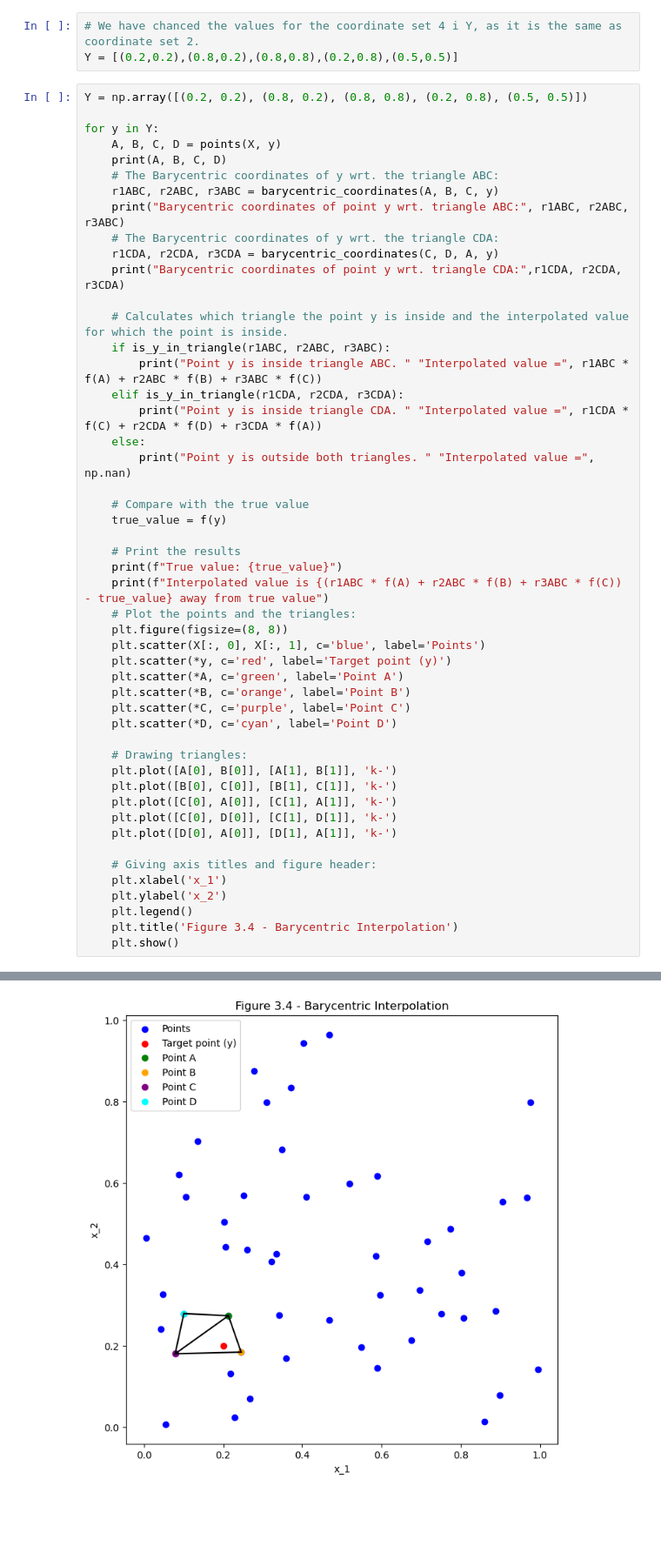
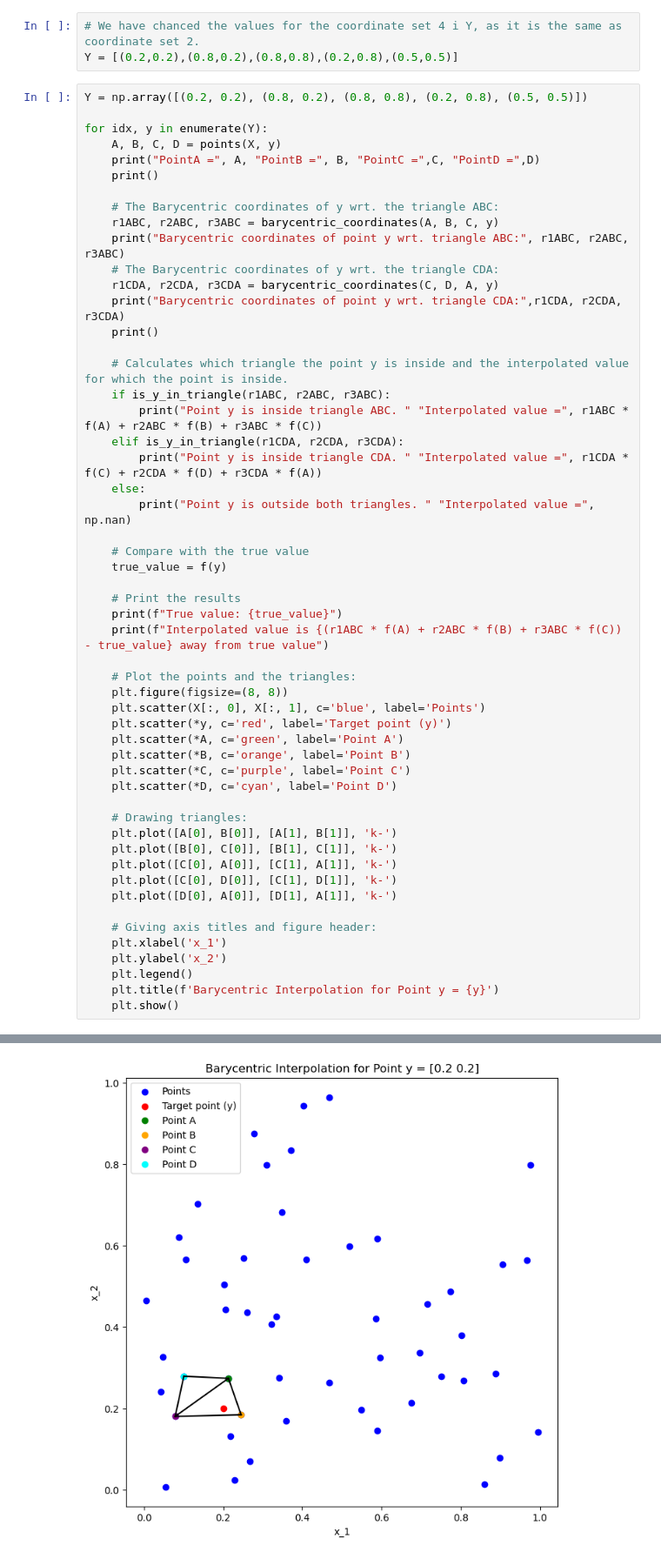
Before and after one commit to NumEconCopenhagen/projects-2024-thomas-lucas-jacob, a Jupyter notebook: examproject/exam_2024.ipynb, the cells around one changed output, grey strips where cells are left out. Shown at 87% size. Saved outputs shown, nothing was run; the diff lists cells and outputs as text; blank space fills up the shorter version.

```diff
--- a/examproject/exam_2024.ipynb
+++ b/examproject/exam_2024.ipynb
@@ -561,15 +569,18 @@ Y = [(0.2,0.2),(0.8,0.2),(0.8,0.8),(0.2,0.8),(0.5,0.5)]
 # %%
 Y = np.array([(0.2, 0.2), (0.8, 0.2), (0.8, 0.8), (0.2, 0.8), (0.5, 0.5)])
 
-for y in Y:
+for idx, y in enumerate(Y):
     A, B, C, D = points(X, y)
-    print(A, B, C, D)
+    print("PointA =", A, "PointB =", B, "PointC =",C, "PointD =",D)
+    print()
+
     # The Barycentric coordinates of y wrt. the triangle ABC:
     r1ABC, r2ABC, r3ABC = barycentric_coordinates(A, B, C, y)
     print("Barycentric coordinates of point y wrt. triangle ABC:", r1ABC, r2ABC, r3ABC)
     # The Barycentric coordinates of y wrt. the triangle CDA:
     r1CDA, r2CDA, r3CDA = barycentric_coordinates(C, D, A, y)
     print("Barycentric coordinates of point y wrt. triangle CDA:",r1CDA, r2CDA, r3CDA)
+    print()
 
     # Calculates which triangle the point y is inside and the interpolated value for which the point is inside.
     if is_y_in_triangle(r1ABC, r2ABC, r3ABC):
@@ -585,6 +596,7 @@ for y in Y:
     # Print the results
     print(f"True value: {true_value}")
     print(f"Interpolated value is {(r1ABC * f(A) + r2ABC * f(B) + r3ABC * f(C)) - true_value} away from true value")
+
     # Plot the points and the triangles:
     plt.figure(figsize=(8, 8))
     plt.scatter(X[:, 0], X[:, 1], c='blue', label='Points')
@@ -605,6 +617,6 @@ for y in Y:
     plt.xlabel('x_1')
     plt.ylabel('x_2')
     plt.legend()
-    plt.title('Figure 3.4 - Barycentric Interpolation')
+    plt.title(f'Barycentric Interpolation for Point y = {y}')
     plt.show()
 # %% [output]
@@ -614,4 +628,4 @@ Barycentric coordinates of point y wrt. triangle CDA: 0.7507400810688765 -0.7794
 Point y is inside triangle ABC. Interpolated value = 0.04032631372248057
 True value: 0.04000000000000001
 Interpolated value is 0.0003263137224805632 away from true value
-[figure, old version]
+[figure, new version]
```
Also changed, not shown: parts of 5 cells of this notebook.
